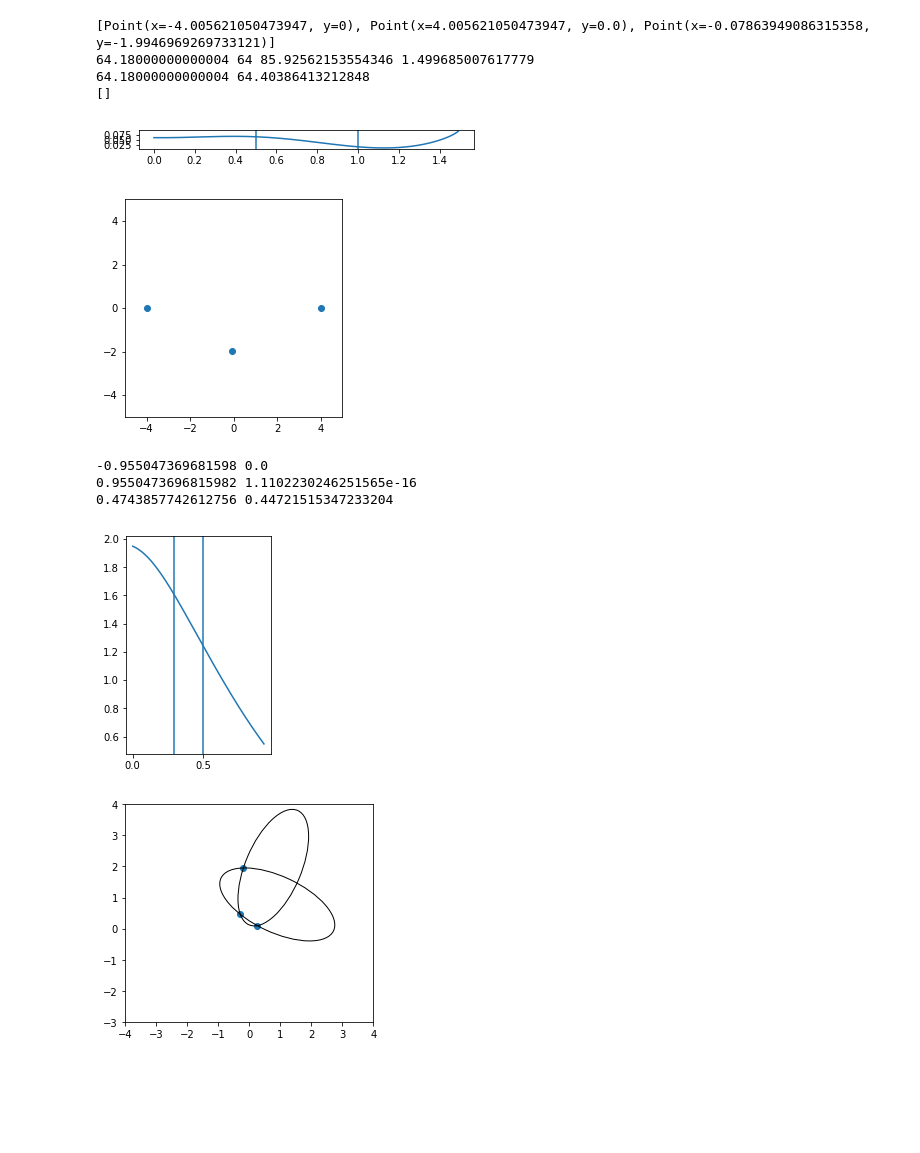
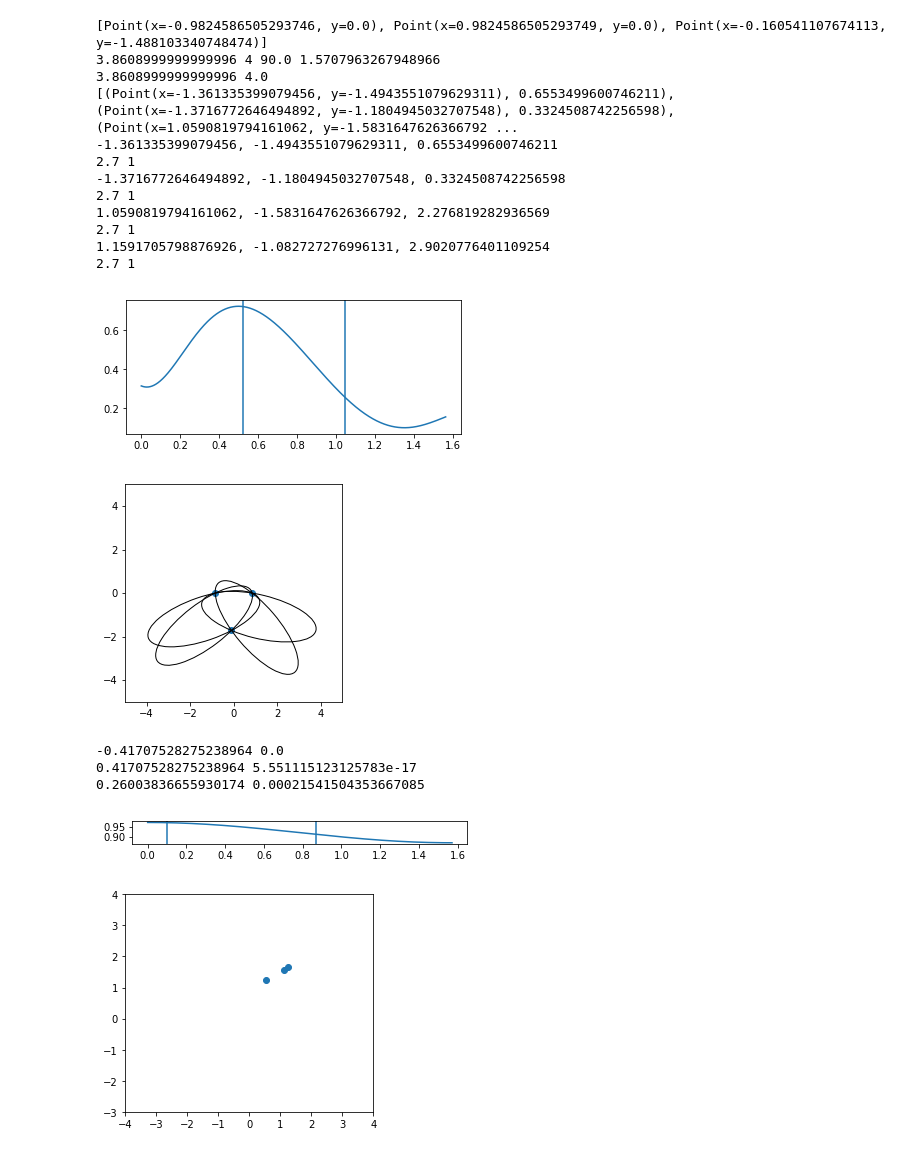
Before and after one commit to danft/MCE, a Jupyter notebook: test.ipynb, the cells around one changed output. Saved outputs shown, nothing was run; the diff lists cells and outputs as text; code cells hidden in the pictures; blank space fills up the shorter version.

```diff
--- a/test.ipynb
+++ b/test.ipynb
@@ -12,0 +11,22 @@ The autoreload extension is already loaded. To reload it, use:
+# %%
+X = [-0.3, 2]
+Y = [-1, 0]
+a = 2
+b = 1
+
+sols = two_point_ellipse(a, b, X[0], Y[0], X[1], Y[1])
+
+fig = plt.figure()
+ax = fig.add_subplot(111, aspect='equal')
+ax.scatter(X, Y)
+ax.set_xlim(-3, 4)
+ax.set_ylim(-3, 3)
+
+
+
+for s in sols:
+    xc, yc = s[0].x, s[0].y
+    e = patches.Ellipse(xy=[xc, yc], width=2*a, height=2*b, angle=s[1]/pi * 180, fill=False)
+    ax.add_artist(e)
+
+plt.show()
@@ -13,12 +35,12 @@ The autoreload extension is already loaded. To reload it, use:
 # %%
 arr = np.linspace(0.0001, pi/2-0.00001, 2000)
 
-a=6
-b=4
+a=2.7
+b=1
 
-xa = -0.07863949086315358
-ya = -1.9946969269733121
-hh = 4.005621050473947
+xa = -0.1
+ya = -1.72
+hh = 0.85
 
 
 fig = plt.figure()
@@ -55,39 +77,49 @@ plt.axvline(x=max(tr[0], tr[1]))
 
 #print(helper.g(findMin(helper.g, 0, t1)))
 fig = plt.figure()
 
 ax = fig.add_subplot(111, aspect='equal')
 
 
 sols = three_point_ellipse(2.7, 1, -hh, 0, hh, 0, xa, ya)
 print(sols)
 
 plt.scatter([-hh, hh, xa], [0,0,ya])
 
 ax.set_xlim(-5, 5)
 ax.set_ylim(-5, 5)
 for s in sols:
     cp, theta = s
     print(f"{cp.x}, {cp.y}, {theta}")
     print(a, b)
     e = patches.Ellipse(xy=[cp.x, cp.y], width=2*a, height=2*b,
                      angle=theta/pi * 180, fill=False)
     ax.add_artist(e)
 
+fig.savefig('4sol.jpg')
+
 #plt.show()
 
 #problematica cases
 # a=2.7, b=1; h=1.33; (-0.1, -1.82)
 
 # case with 4 solutions
 # a=2.7, b=1; h=0.85; (-0.1, -1.72)
 # %% [output]
-[Point(x=-4.005621050473947, y=0), Point(x=4.005621050473947, y=0.0), Point(x=-0.07863949086315358, y=-1.9946969269733121)]
-64.18000000000004 64 85.92562153554346 1.499685007617779
-64.18000000000004 64.40386413212848
-[]
+[Point(x=-0.9824586505293746, y=0.0), Point(x=0.9824586505293749, y=0.0), Point(x=-0.160541107674113, y=-1.488103340748474)]
+3.8608999999999996 4 90.0 1.5707963267948966
+3.8608999999999996 4.0
+[(Point(x=-1.361335399079456, y=-1.4943551079629311), 0.6553499600746211), (Point(x=-1.3716772646494892, y=-1.1804945032707548), 0.3324508742256598), (Point(x=1.0590819794161062, y=-1.5831647626366792 ...
+-1.361335399079456, -1.4943551079629311, 0.6553499600746211
+2.7 1
+-1.3716772646494892, -1.1804945032707548, 0.3324508742256598
+2.7 1
+1.0590819794161062, -1.5831647626366792, 2.276819282936569
+2.7 1
+1.1591705798876926, -1.082727276996131, 2.9020776401109254
+2.7 1
-[figure, old version]
+[figure, new version]
-[figure, old version]
+[figure, new version]
 # %%
 import random
 
@@ -139,8 +171,8 @@ plt.scatter(X, Y)
 sols = three_point_ellipse(a, b, X[0], Y[0], X[1], Y[1], X[2], Y[2])
 fp(ax, sols)
 # %% [output]
--0.955047369681598 0.0
-0.9550473696815982 1.1102230246251565e-16
-0.4743857742612756 0.44721515347233204
+-0.41707528275238964 0.0
+0.41707528275238964 5.551115123125783e-17
+0.26003836655930174 0.00021541504353667085
-[figure, old version]
+[figure, new version]
-[figure, old version]
+[figure, new version]
```
Also changed, not shown: parts of 2 cells of this notebook, 31 other files.
